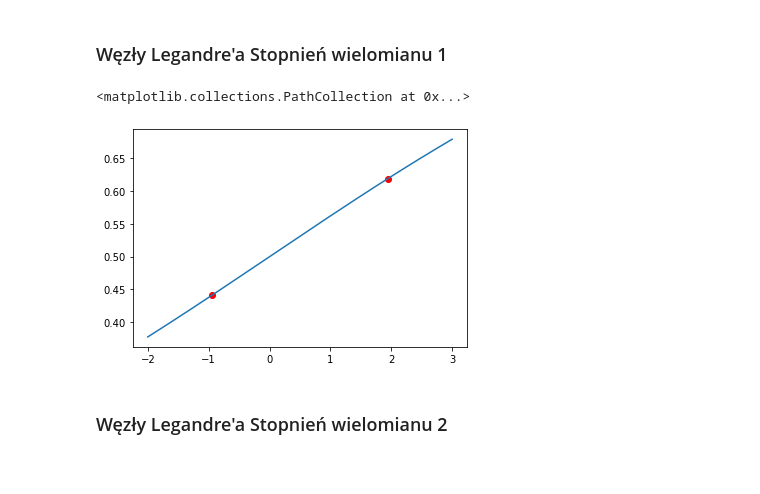
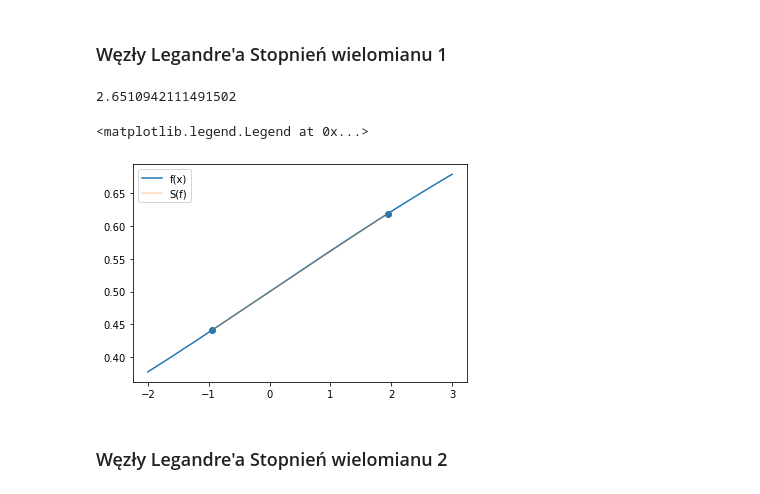
Before and after one commit to pabramowska/Numerical_Methods, a Jupyter notebook: Zadanie_11.ipynb, the cells around one changed output. Cells and saved outputs as stored; diff of their text form; code cells hidden in the pictures.

```diff
--- a/Zadanie_11.ipynb
+++ b/Zadanie_11.ipynb
@@ -19,17 +24,21 @@ plt.plot(x,y)
+# %%
+#wyznaczanie funkcji S
+def S(ti,Ai):
+    x = np.array([count_x(a,b,t) for t in ti])
+    plt.scatter(x, f(x))
+    plt.plot(x, f(x), alpha = 0.3)
+    print((b-a)/2 * sum(Ai*f(x)))
 # %% [markdown]
 ### Węzły Legandre'a Stopnień wielomianu 1
-# %%
-t0 = 0.57735
-t1 = -0.57735
-A0 = A1 = 1
-x0 = (b-a)/2*t0+(b+a)/2
-x1 = (b-a)/2*t1+(b+a)/2
-
-S1 = (b-a)/2*(f(x0)*A0+f(x1)*A1)
-plt.plot(x,y)
-plt.scatter([x0,x1],[f(x0),f(x1)], c='r')
-# %% [output]
-<matplotlib.collections.PathCollection at 0x...>
-[figure, removed]
+# %%
+t1 = np.array([-0.57735, 0.57735])
+A1 = np.array([1,1])
+plt.plot(x,y)
+S(t1,A1)
+plt.legend(['f(x)', 'S(f)'])
+# %% [output]
+2.6510942111491502
+<matplotlib.legend.Legend at 0x...>
+[figure, added]
 # %% [markdown]
 ### Węzły Legandre'a Stopnień wielomianu 2
```
Also changed, not shown: parts of 9 cells of this notebook.
